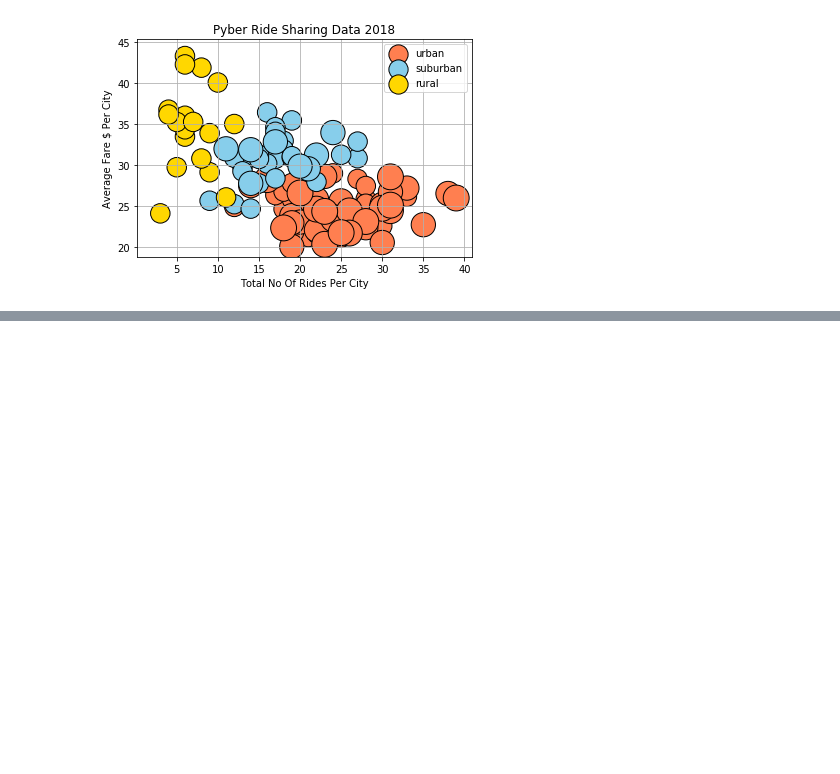
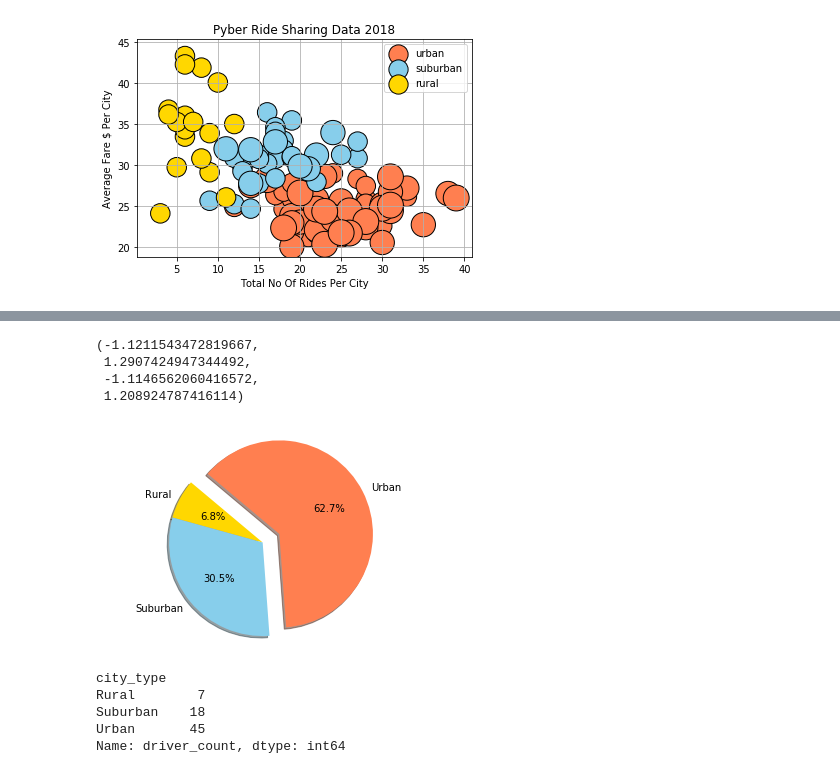
Before and after one commit to Nithyusha07/Matpotlib-challenge, a Jupyter notebook: PyBer.ipynb, the cells around one changed output, grey strips where cells are left out. Cells and saved outputs as stored; diff of their text form; code cells hidden in the pictures; blank space fills up the shorter version.

```diff
--- a/PyBer.ipynb
+++ b/PyBer.ipynb
@@ -213,0 +262,4 @@ plt.show()
+# %%
+# Total fares by City Type
+total_fares_per_citytype = grouped_city_df[["fare"]].sum()
+total_fares_per_citytype
@@ -213,0 +272,28 @@ plt.show()
+# %%
+city_type = ["Rural", "Suburban", "Urban"]
+colors = ["gold","skyblue","coral"]
+explode = (0,0,0.2)
+title = "Total Fares By City Types"
+
+# Tell matplotlib to create a pie chart based upon the above data
+plt.pie(total_fares_per_citytype['fare'], explode=explode, colors=colors, labels=city_type,
+        autopct="%1.1f%%", shadow=True, startangle=140)
+# Create axes which are equal so we have a perfect circle
+plt.axis("equal")
+# %% [output]
+(-1.1211543472819667,
+ 1.2907424947344492,
+ -1.1146562060416572,
+ 1.208924787416114)
+[figure, added]
+# %%
+# Total drivers by City Type
+total_drivers_per_citytype = (grouped_city_df["driver_count"].nunique())
+#total_drivers_per_citytype = total_drivers_per_citytype.sum()
+total_drivers_per_citytype
+# %% [output]
+city_type
+Rural        7
+Suburban    18
+Urban       45
+Name: driver_count, dtype: int64
```
Also changed, not shown: parts of 9 cells of this notebook.
